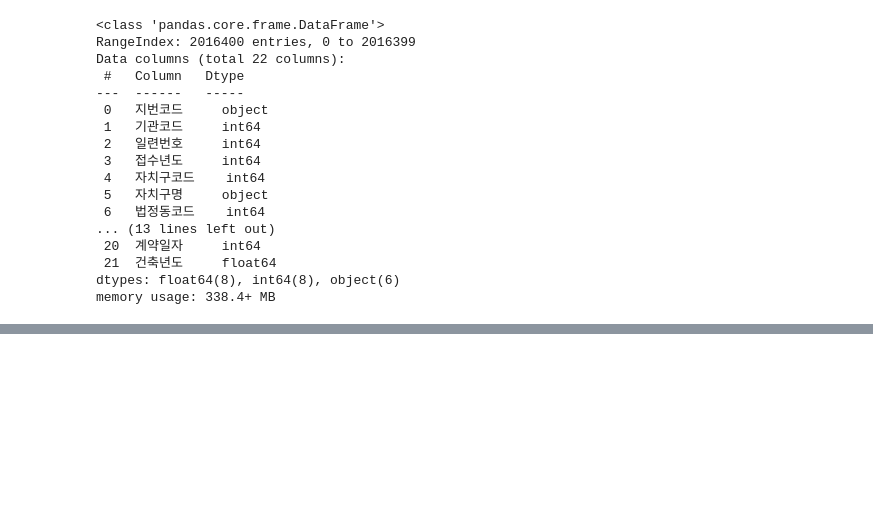
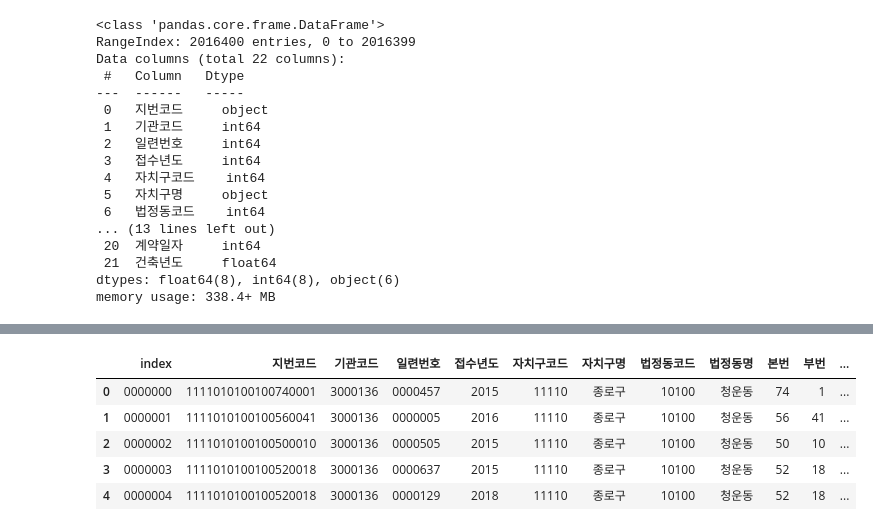
Before and after one commit to oftto/seoul_house, a Jupyter notebook: seoulhouse_preprocessing.ipynb, the cells around one changed output, grey strips where cells are left out. Saved outputs shown, nothing was run; the diff lists cells and outputs as text; code cells hidden in the pictures; blank space fills up the shorter version.

```diff
--- a/seoulhouse_preprocessing.ipynb
+++ b/seoulhouse_preprocessing.ipynb
@@ -65,0 +119,8 @@ memory usage: 338.4+ MB
+# %%
+data.본번 = data.본번.fillna(0).astype(int)
+data.부번 = data.부번.fillna(0).astype(int)
+data.층 = data.층.fillna(0).astype(int)
+data.임대건물코드 = data.임대건물코드.fillna(0).astype(int)
+data.전월세구분코드 = data.전월세구분코드.fillna(0).astype(int)
+data.계약년도 = data.계약년도.fillna(0).astype(int)
+data.건축년도 = data.건축년도.fillna(0).astype(int)
@@ -65,0 +147,9 @@ memory usage: 338.4+ MB
+# %%
+data.head()
+# %% [output]
+|  | index | 지번코드 | 기관코드 | 일련번호 | 접수년도 | 자치구코드 | 자치구명 | 법정동코드 | 법정동명 | 본번 | 부번 | ... |
+| 0 | 0000000 | 1111010100100740001 | 3000136 | 0000457 | 2015 | 11110 | 종로구 | 10100 | 청운동 | 74 | 1 | ... |
+| 1 | 0000001 | 1111010100100560041 | 3000136 | 0000005 | 2016 | 11110 | 종로구 | 10100 | 청운동 | 56 | 41 | ... |
+| 2 | 0000002 | 1111010100100500010 | 3000136 | 0000505 | 2015 | 11110 | 종로구 | 10100 | 청운동 | 50 | 10 | ... |
+| 3 | 0000003 | 1111010100100520018 | 3000136 | 0000637 | 2015 | 11110 | 종로구 | 10100 | 청운동 | 52 | 18 | ... |
+| 4 | 0000004 | 1111010100100520018 | 3000136 | 0000129 | 2018 | 11110 | 종로구 | 10100 | 청운동 | 52 | 18 | ... |
```
Also changed, not shown: parts of 18 cells of this notebook.
